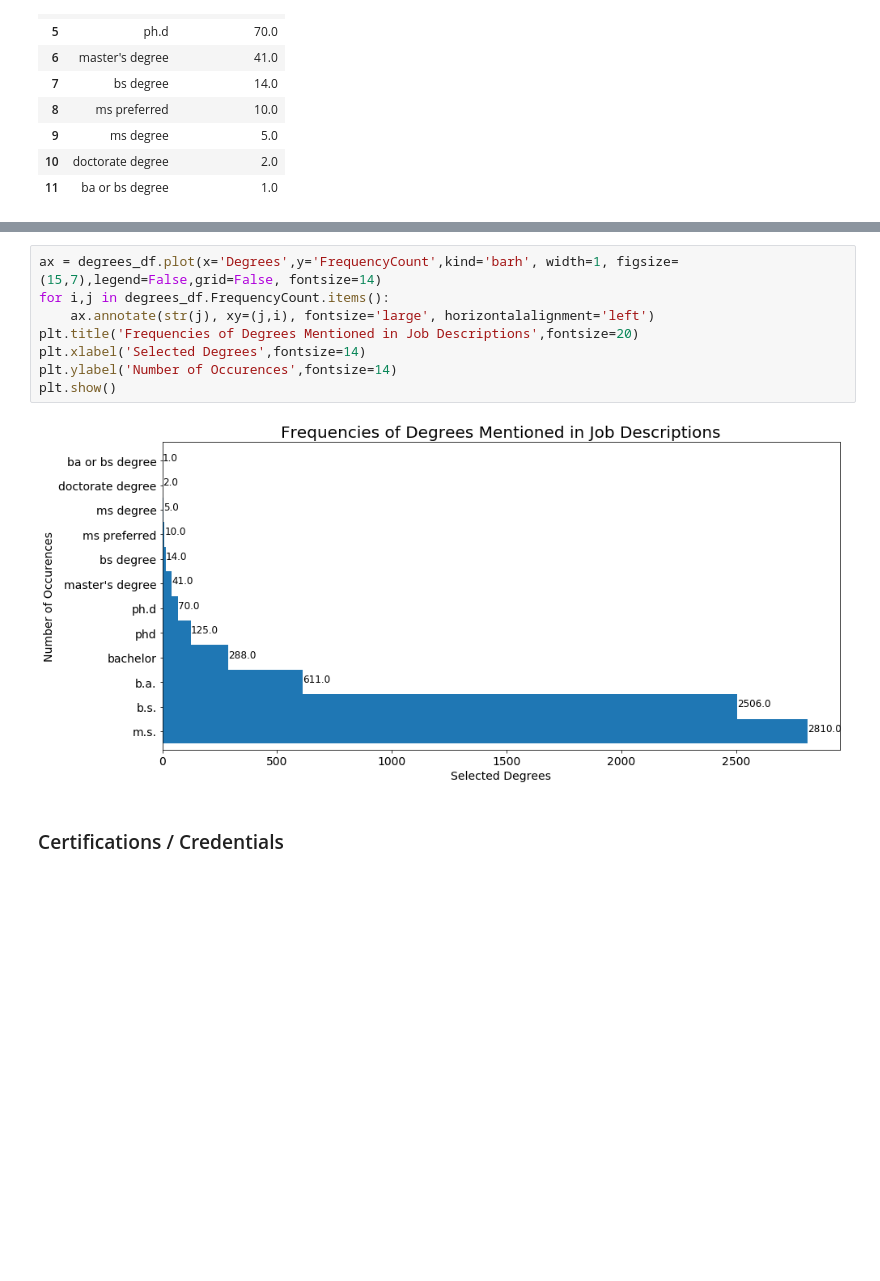
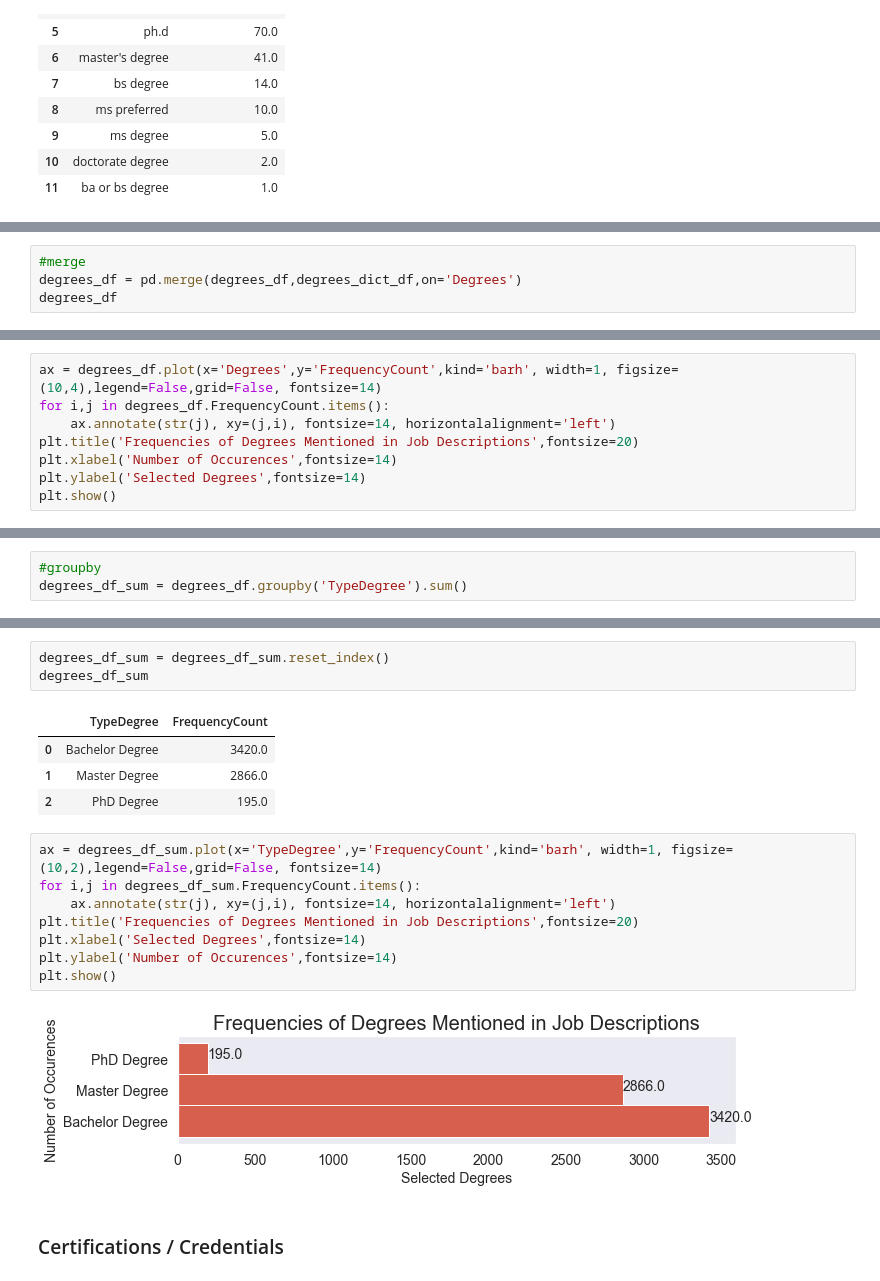
Before and after one commit to datyungling/jobscrape-energymodel, a Jupyter notebook: ExploreDatasets.ipynb, the cells around one changed output, grey strips where cells are left out. Saved outputs shown, nothing was run; the diff lists cells and outputs as text; blank space fills up the shorter version.

```diff
--- a/ExploreDatasets.ipynb
+++ b/ExploreDatasets.ipynb
@@ -589,0 +614,4 @@ degrees_df
+# %%
+#merge
+degrees_df = pd.merge(degrees_df,degrees_dict_df,on='Degrees')
+degrees_df
@@ -589,0 +631,8 @@ degrees_df
+# %%
+ax = degrees_df.plot(x='Degrees',y='FrequencyCount',kind='barh', width=1, figsize=(10,4),legend=False,grid=False, fontsize=14)
+for i,j in degrees_df.FrequencyCount.items():
+    ax.annotate(str(j), xy=(j,i), fontsize=14, horizontalalignment='left')
+plt.title('Frequencies of Degrees Mentioned in Job Descriptions',fontsize=20)
+plt.xlabel('Number of Occurences',fontsize=14)
+plt.ylabel('Selected Degrees',fontsize=14)
+plt.show()
@@ -589,0 +641,3 @@ degrees_df
+# %%
+#groupby
+degrees_df_sum = degrees_df.groupby('TypeDegree').sum()
@@ -590,13 +654,21 @@ degrees_df
+# %%
+degrees_df_sum = degrees_df_sum.reset_index()
+degrees_df_sum
+# %% [output]
+|  | TypeDegree | FrequencyCount |
+| 0 | Bachelor Degree | 3420.0 |
+| 1 | Master Degree | 2866.0 |
+| 2 | PhD Degree | 195.0 |
 # %%
-ax = degrees_df.plot(x='Degrees',y='FrequencyCount',kind='barh', width=1, figsize=(15,7),legend=False,grid=False, fontsize=14)
-for i,j in degrees_df.FrequencyCount.items():
-    ax.annotate(str(j), xy=(j,i), fontsize='large', horizontalalignment='left')
+ax = degrees_df_sum.plot(x='TypeDegree',y='FrequencyCount',kind='barh', width=1, figsize=(10,2),legend=False,grid=False, fontsize=14)
+for i,j in degrees_df_sum.FrequencyCount.items():
+    ax.annotate(str(j), xy=(j,i), fontsize=14, horizontalalignment='left')
 plt.title('Frequencies of Degrees Mentioned in Job Descriptions',fontsize=20)
 plt.xlabel('Selected Degrees',fontsize=14)
 plt.ylabel('Number of Occurences',fontsize=14)
 plt.show()
 # %% [output]
-[figure, old version]
+[figure, new version]
 # %% [markdown]
 ### Certifications / Credentials
 # %%
```
Also changed, not shown: parts of 92 cells of this notebook, 2 other files.
